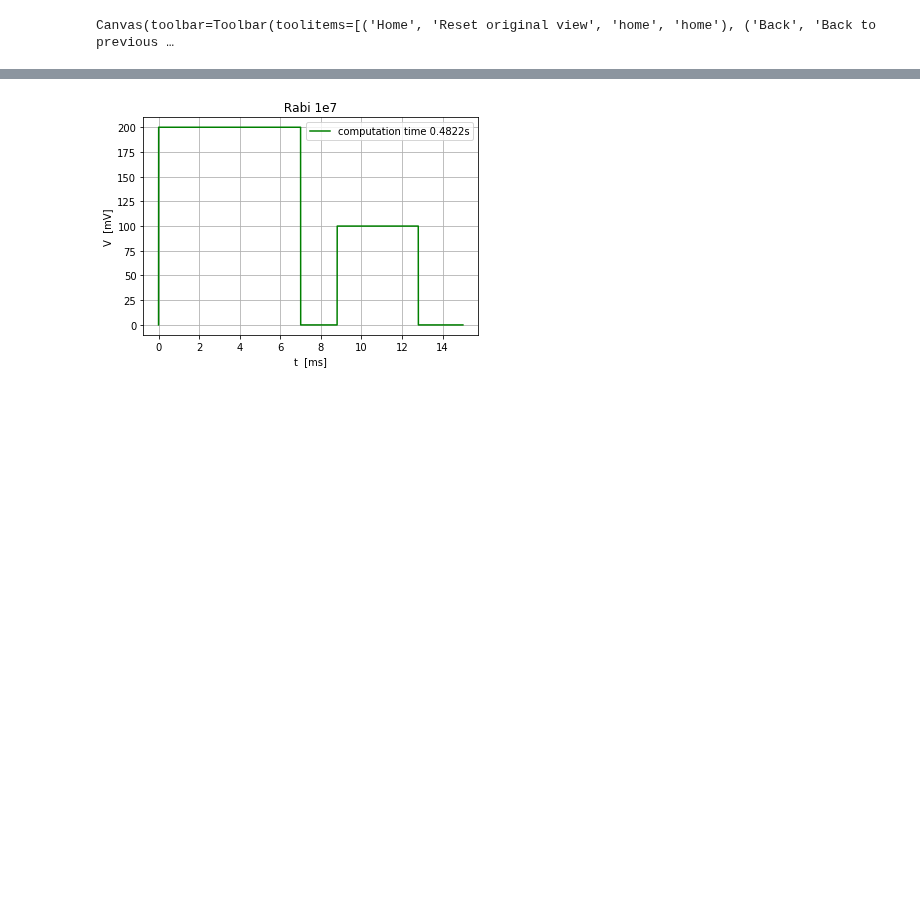
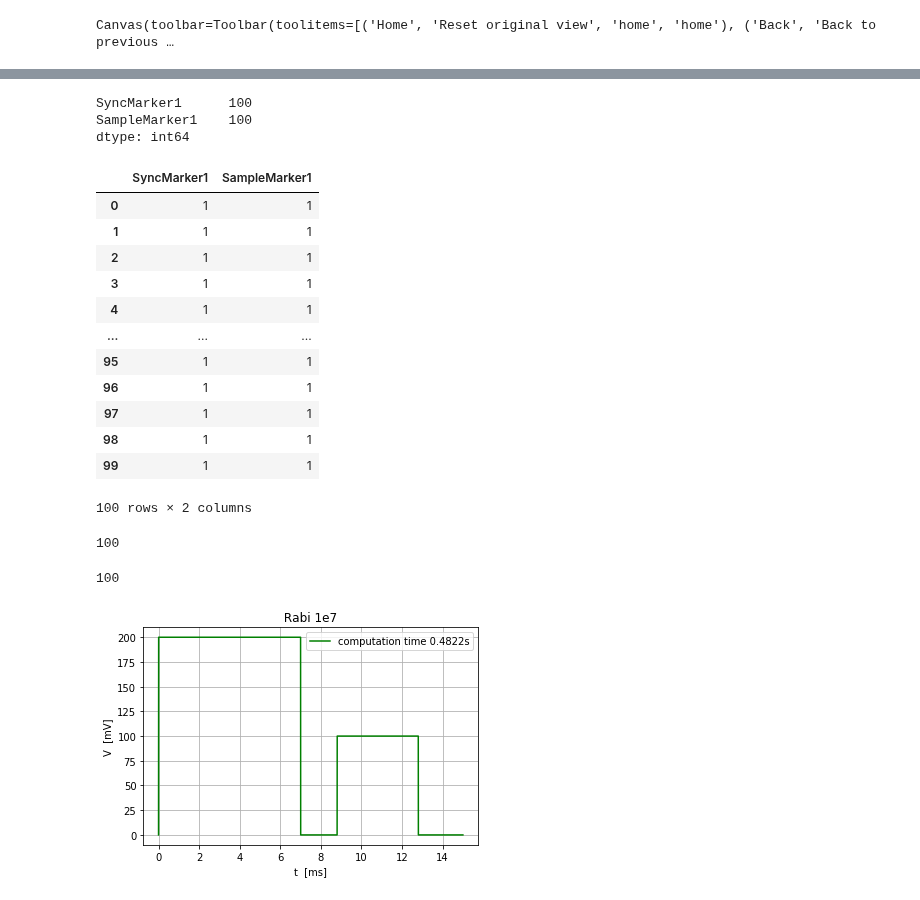
Before and after one commit to Holcan/STM, a Jupyter notebook: M8190/Sweeping faster.ipynb, the cells around one changed output, grey strips where cells are left out. Cells and saved outputs as stored; diff of their text form; code cells hidden in the pictures; blank space fills up the shorter version.

```diff
--- a/M8190/Sweeping faster.ipynb
+++ b/M8190/Sweeping faster.ipynb
@@ -135,3 +187,35 @@ Canvas(toolbar=Toolbar(toolitems=[('Home', 'Reset original view', 'home', 'home'
+# %%
+Markers2 = pd.DataFrame(np.ones((100,2),dtype=np.int8),columns=['SyncMarker1','SampleMarker1'])
+Markers2['SyncMarker1'].memory_usage(index=False, deep=True)
+# %% [output]
+SyncMarker1      100
+SampleMarker1    100
+dtype: int64
+# %%
+Markers2
+# %% [output]
+|  | SyncMarker1 | SampleMarker1 |
+| 0 | 1 | 1 |
+| 1 | 1 | 1 |
+| 2 | 1 | 1 |
+| 3 | 1 | 1 |
+| 4 | 1 | 1 |
+| ... | ... | ... |
+| 95 | 1 | 1 |
+| 96 | 1 | 1 |
+| 97 | 1 | 1 |
+| 98 | 1 | 1 |
+| 99 | 1 | 1 |
+100 rows × 2 columns
+# %%
+Markers3 = pd.DataFrame(np.zeros((100,2),dtype=np.int8),columns=['SyncMarker1','SampleMarker1'])
+Markers3['SyncMarker1'].memory_usage(index=False, deep=True)
+# %% [output]
+100
+# %%
+Markers2['SyncMarker1'].memory_usage(index=False, deep=True)
+# %% [output]
+100
 # %%
 pulsescheme = np.add(L[0],L[1])
 # %%
```
Also changed, not shown: parts of 8 cells of this notebook, 5 other files.
